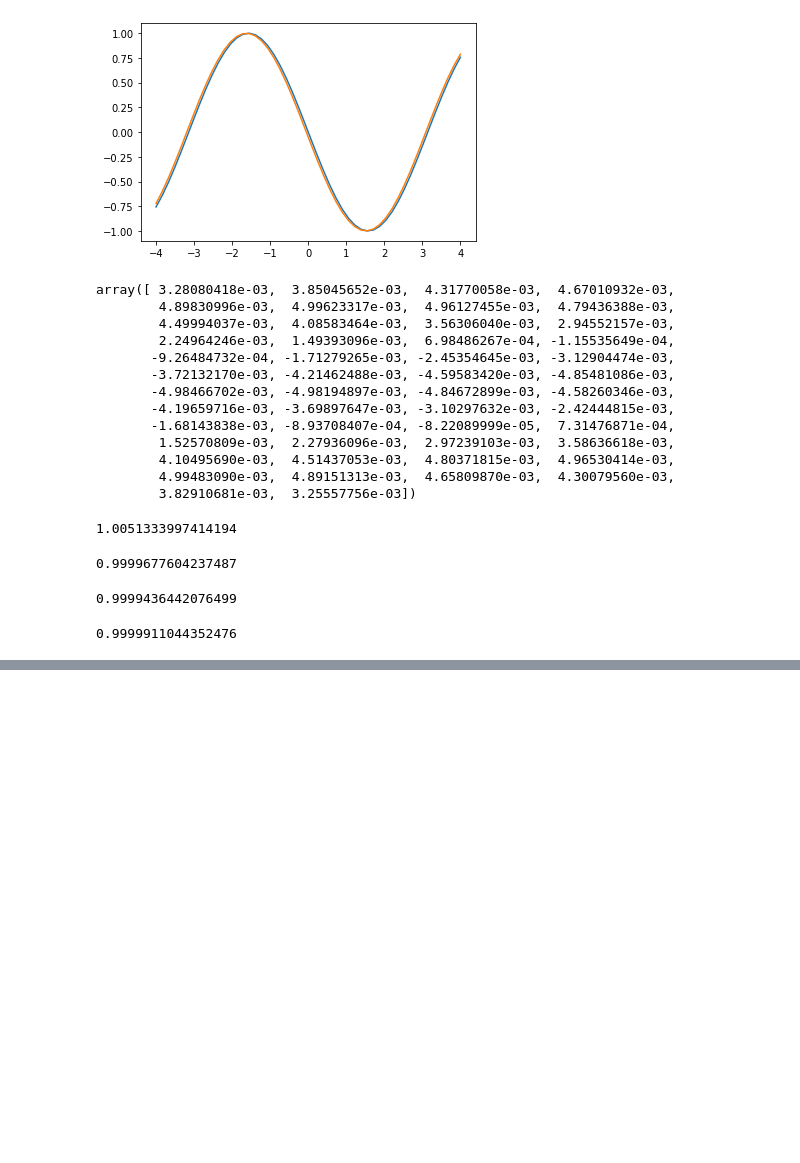
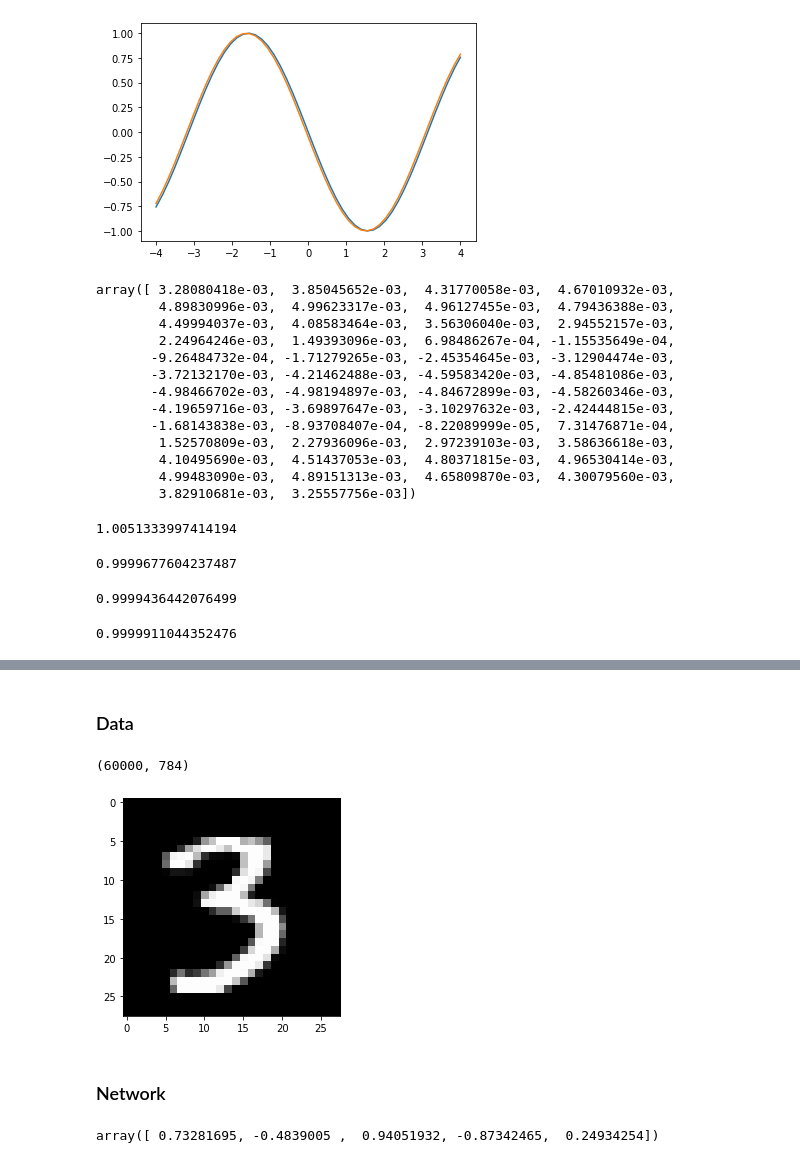
Before and after one commit to layerwise/nn_tutorials, a Jupyter notebook: tutorial.ipynb, the cells around one changed output, grey strips where cells are left out. Drawn from its saved outputs; the diff is of its cells as text; code cells hidden in the pictures; blank space fills up the shorter version.

```diff
--- a/tutorial.ipynb
+++ b/tutorial.ipynb
@@ -143,0 +215,13 @@ train_loader = torch.utils.data.DataLoader(
+# %% [markdown]
+### Data
+# %%
+X_flatten = X.reshape(60000, 784)
+
+X_flatten.shape
+# %% [output]
+(60000, 784)
+# %%
+plt.imshow(X_flatten[index, :].reshape(28, 28), cmap="gray")
+plt.show()
+# %% [output]
+[figure, added]
@@ -143,0 +230,6 @@ train_loader = torch.utils.data.DataLoader(
+# %% [markdown]
+### Network
+# %%
+np.random.uniform(low=-1.0, high=1.0, size=5)
+# %% [output]
+array([ 0.73281695, -0.4839005 ,  0.94051932, -0.87342465,  0.24934254])
```
Also changed, not shown: parts of 27 cells of this notebook.
